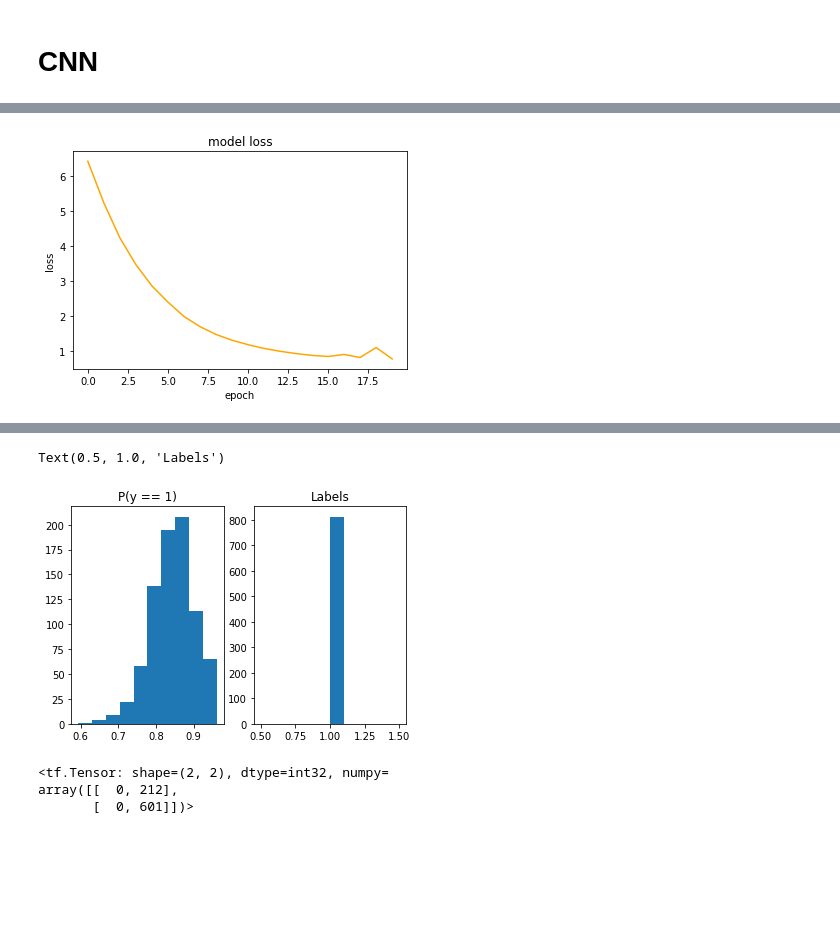
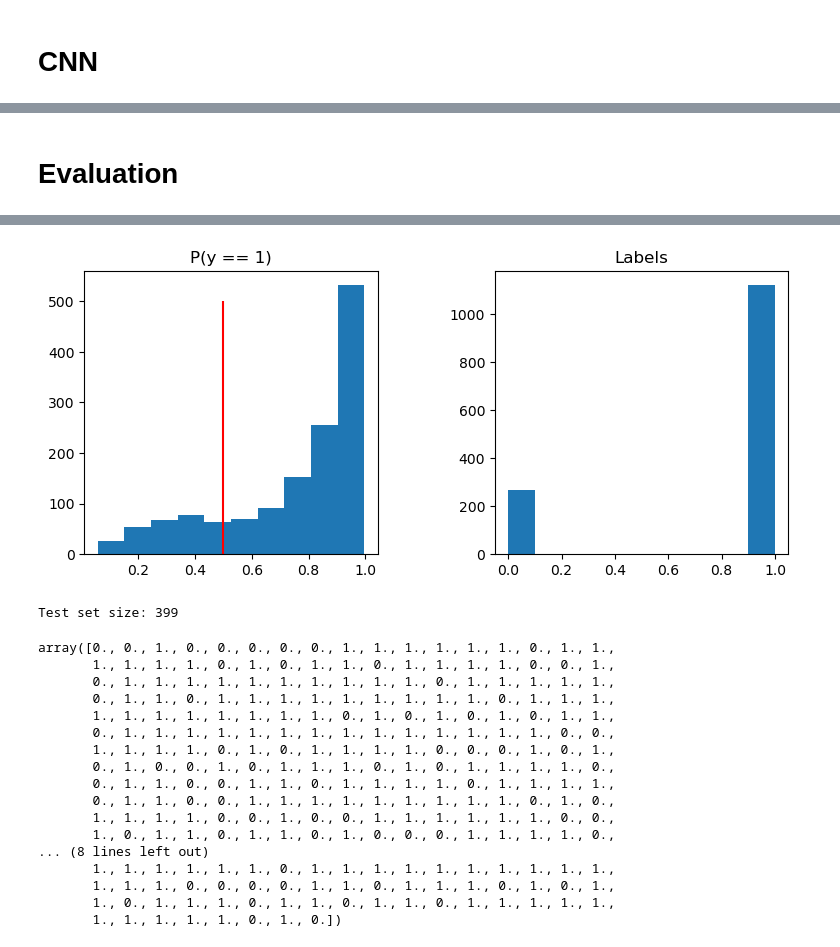
Before and after one commit to Yahnnosh/Sensor-Based-Modeling-of-Fatigue-Using-Transformer-Model, a Jupyter notebook: CNN.ipynb, the cells around one changed output, grey strips where cells are left out. Saved outputs shown, nothing was run; the diff lists cells and outputs as text; code cells hidden in the pictures; blank space fills up the shorter version.

```diff
--- a/CNN.ipynb
+++ b/CNN.ipynb
@@ -30,3 +20,0 @@ Reshaping etc.
-# %%
-X = X.reshape(-1, 370, 100, 30).astype('float32') / 255 # normalization + dimension reshape
-#plt.hist(X.reshape(-1,)) # check if it worked
@@ -37,13 +21,7 @@ Export as separate files for data generator (WARNING: takes a long time)
-# %%
-with tqdm(total=N) as pbar:
-    for i, (x, y) in enumerate(zip(X, Y)):
-        np.save(output_path + f'/feature_vector{i}', X[i])
-        np.save(output_path + f'/labels{i}', Y[i])
-        pbar.update(1)
 # %% [markdown]
 # Define data generator
 # %%
-class DataGenerator(keras.utils.Sequence):
+class DataGenerator(Sequence):
 
     def __init__(self, data_path: str, indices_dataset: list, batch_size=32, dim=(HEIGHT, WIDTH), n_channels=CHANNELS, shuffle=True):
         self.data_path = data_path # path to full dataset
@@ -73,7 +51,7 @@ class DataGenerator(keras.utils.Sequence):
         # load individual datapoints
         for i, index in enumerate(indices):
             X[i, ] = np.load(self.data_path + f'/feature_vector{index}.npy', allow_pickle=True)
-            y[i] = np.load(self.data_path + f'/labels{index}.npy', allow_pickle=True)
+            y[i] = np.load(self.data_path + f'/labels{index}.npy', allow_pickle=True)[0] # TODO: for now just phF
 
         return X, y
 
@@ -137,3 +124,3 @@ train_set (upsampled): (+: 1234, -: 1234)
 # %%
-training_batch_generator = DataGenerator(data_path=output_path, indices_dataset=train_indices, batch_size=128)
-validation_batch_generator = DataGenerator(data_path=output_path, indices_dataset=validation_indices, batch_size=1)
+training_batch_generator = DataGenerator(data_path=train_path, indices_dataset=train_indices, batch_size=128)
+validation_batch_generator = DataGenerator(data_path=train_path, indices_dataset=validation_indices, batch_size=1)
@@ -241,20 +242,24 @@ plt.show()
-# %%
-plt.plot(history.history['val_loss'], color='orange')
-plt.title('model loss')
-plt.ylabel('loss')
-plt.xlabel('epoch')
-plt.show()
-# %% [output]
-[figure, removed]
+# %% [markdown]
+# Evaluation
 # %%
 # predict on validation set
+plt.subplots_adjust(left=0.1,
+                    bottom=0.01,
+                    right=1.2,
+                    top=0.6,
+                    wspace=0.4,
+                    hspace=0.4)
+
 y_pred = model.predict(validation_batch_generator)
 plt.subplot(1, 2, 1)
 plt.hist(y_pred.reshape(-1))
 plt.title('P(y == 1)')
+plt.vlines(x=0.5, ymin=0, ymax=500, color='red')
 
 y_pred = np.where(y_pred > 0.5, 1, 0) # as labels
 plt.subplot(1, 2, 2)
 plt.hist(y_pred.reshape(-1))
 plt.title('Labels')
+
+plt.show()
 # %% [output]
@@ -262,2 +266 @@ plt.title('Labels')
-Text(0.5, 1.0, 'Labels')
-[figure, old version]
+[figure, new version]
@@ -275,7 +266,0 @@ for i, index in enumerate(validation_indices):
-# %%
-# confusion matrix
-confusion_matrix(labels=y_val, predictions=y_pred)
-# %% [output]
-<tf.Tensor: shape=(2, 2), dtype=int32, numpy=
-array([[  0, 212],
-       [  0, 601]])>
@@ -285,0 +267,32 @@ cuda.close()
+# %%
+# load test data
+N_test = sum([1 for p in os.listdir(test_path) if p[:14] == 'feature_vector'])
+print(f'Test set size: {N_test}')
+
+test_batch_generator = DataGenerator(data_path=test_path, indices_dataset=[i for i in range(N_test)], batch_size=1)
+y_test = np.empty(0)
+for batch_index in range(len(test_batch_generator)):
+    _, y_test_batch = test_batch_generator.__getitem__(batch_index)
+    y_test = np.append(y_test, y_test_batch)
+# %% [output]
+Test set size: 399
+# %%
+y_test
+# %% [output]
+array([0., 0., 1., 0., 0., 0., 0., 0., 1., 1., 1., 1., 1., 1., 0., 1., 1.,
+       1., 1., 1., 1., 0., 1., 0., 1., 1., 0., 1., 1., 1., 1., 0., 0., 1.,
+       0., 1., 1., 1., 1., 1., 1., 1., 1., 1., 1., 0., 1., 1., 1., 1., 1.,
+       0., 1., 1., 0., 1., 1., 1., 1., 1., 1., 1., 1., 1., 0., 1., 1., 1.,
+       1., 1., 1., 1., 1., 1., 1., 1., 0., 1., 0., 1., 0., 1., 0., 1., 1.,
+       0., 1., 1., 1., 1., 1., 1., 1., 1., 1., 1., 1., 1., 1., 1., 0., 0.,
+       1., 1., 1., 1., 0., 1., 0., 1., 1., 1., 1., 0., 0., 0., 1., 0., 1.,
+       0., 1., 0., 0., 1., 0., 1., 1., 1., 0., 1., 0., 1., 1., 1., 1., 0.,
+       0., 1., 1., 0., 0., 1., 1., 0., 1., 1., 1., 1., 0., 1., 1., 1., 1.,
+       0., 1., 1., 0., 0., 1., 1., 1., 1., 1., 1., 1., 1., 1., 0., 1., 0.,
+       1., 1., 1., 1., 0., 0., 1., 0., 0., 1., 1., 1., 1., 1., 1., 0., 0.,
+       1., 0., 1., 1., 0., 1., 1., 0., 1., 0., 0., 0., 1., 1., 1., 1., 0.,
+... (8 lines left out)
+       1., 1., 1., 1., 1., 1., 0., 1., 1., 1., 1., 1., 1., 1., 1., 1., 1.,
+       1., 1., 1., 0., 0., 0., 0., 1., 1., 0., 1., 1., 1., 0., 1., 0., 1.,
+       1., 0., 1., 1., 1., 0., 1., 1., 0., 1., 1., 0., 1., 1., 1., 1., 1.,
+       1., 1., 1., 1., 1., 0., 1., 0.])
```
Also changed, not shown: parts of 27 cells of this notebook, 1 other file.
